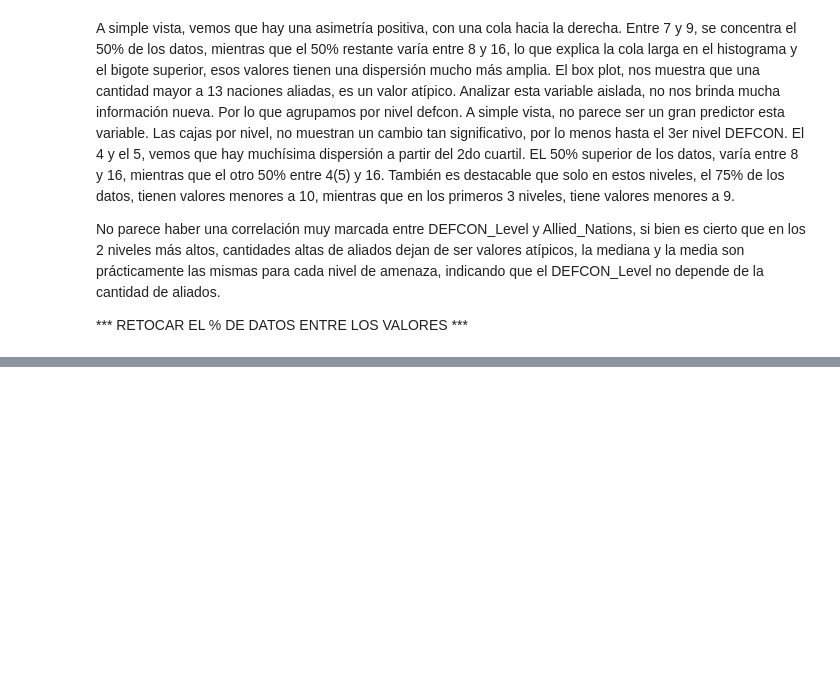
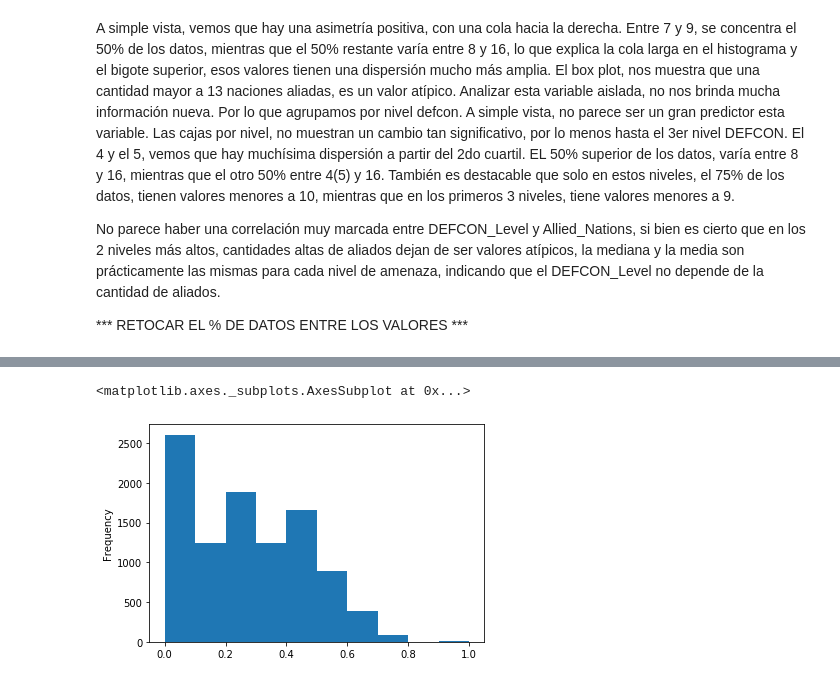
Before and after one commit to diegoesperguin/DEFCON, a Jupyter notebook: predict_DEFCON.ipynb, the cells around one changed output, grey strips where cells are left out. Saved outputs shown, nothing was run; the diff lists cells and outputs as text; code cells hidden in the pictures; blank space fills up the shorter version.

```diff
--- a/predict_DEFCON.ipynb
+++ b/predict_DEFCON.ipynb
@@ -177,0 +212,5 @@ No parece haber una correlación muy marcada entre DEFCON_Level y Allied_Nations
+# %%
+df["Percent_Of_Forces_Mobilized"].plot(kind="hist")
+# %% [output]
+<matplotlib.axes._subplots.AxesSubplot at 0x...>
+[figure, added]
```
Also changed, not shown: parts of 7 cells of this notebook.
